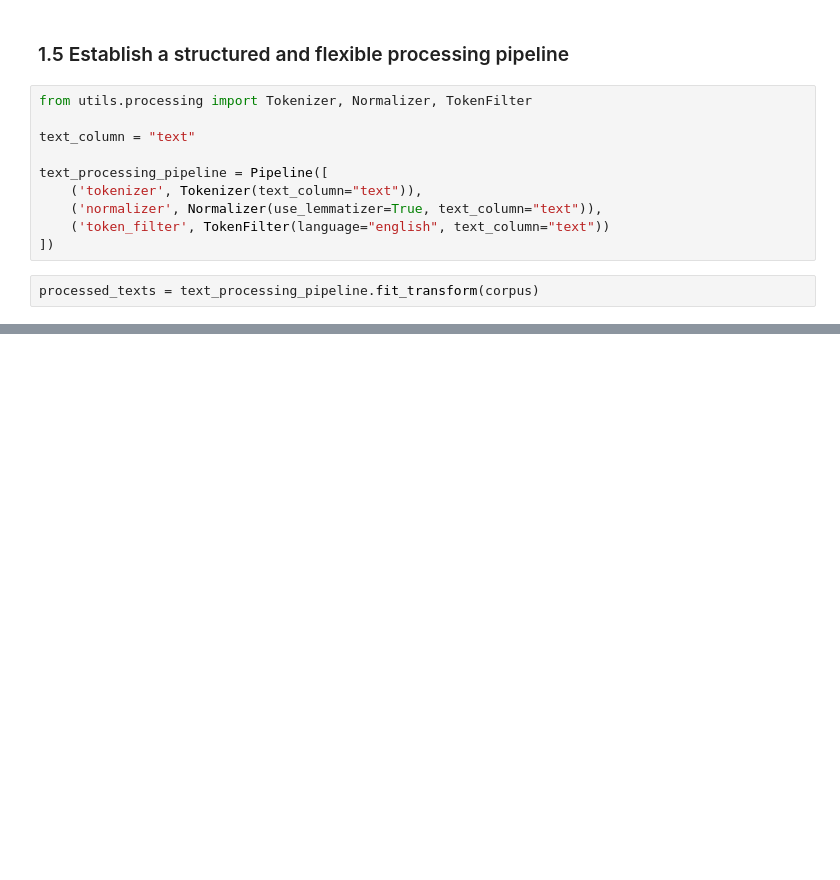
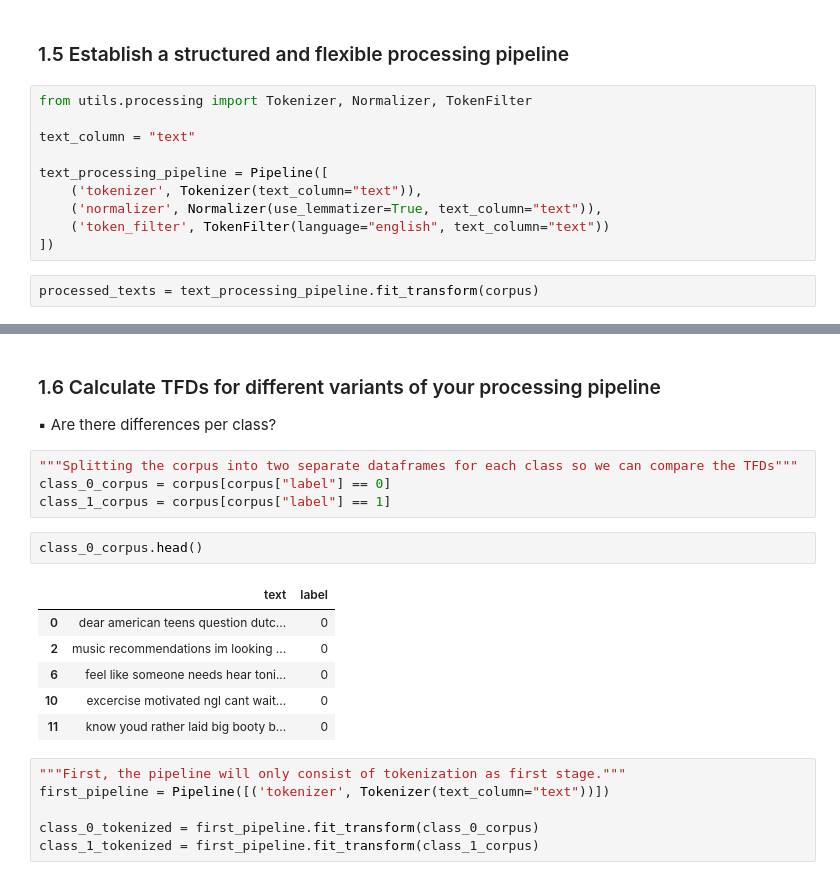
Before and after one commit to tudi72/2024_NLP_Project, a Jupyter notebook: NLP_pipeline.ipynb, the cells around one changed output, grey strips where cells are left out. Saved outputs shown, nothing was run; the diff lists cells and outputs as text; blank space fills up the shorter version.

```diff
--- a/NLP_pipeline.ipynb
+++ b/NLP_pipeline.ipynb
@@ -168,0 +141,22 @@ processed_texts
+# %% [markdown]
+<h3> 1.6 Calculate TFDs for different variants of your processing pipeline </h3>
+▪ Are there differences per class?
+# %%
+"""Splitting the corpus into two separate dataframes for each class so we can compare the TFDs"""
+class_0_corpus = corpus[corpus["label"] == 0]
+class_1_corpus = corpus[corpus["label"] == 1]
+# %%
+class_0_corpus.head()
+# %% [output]
+|  | text | label |
+| 0 | dear american teens question dutc... | 0 |
+| 2 | music recommendations im looking ... | 0 |
+| 6 | feel like someone needs hear toni... | 0 |
+| 10 | excercise motivated ngl cant wait... | 0 |
+| 11 | know youd rather laid big booty b... | 0 |
+# %%
+"""First, the pipeline will only consist of tokenization as first stage."""
+first_pipeline = Pipeline([('tokenizer', Tokenizer(text_column="text"))])
+
+class_0_tokenized = first_pipeline.fit_transform(class_0_corpus)
+class_1_tokenized = first_pipeline.fit_transform(class_1_corpus)
```
Also changed, not shown: parts of 14 cells of this notebook.
